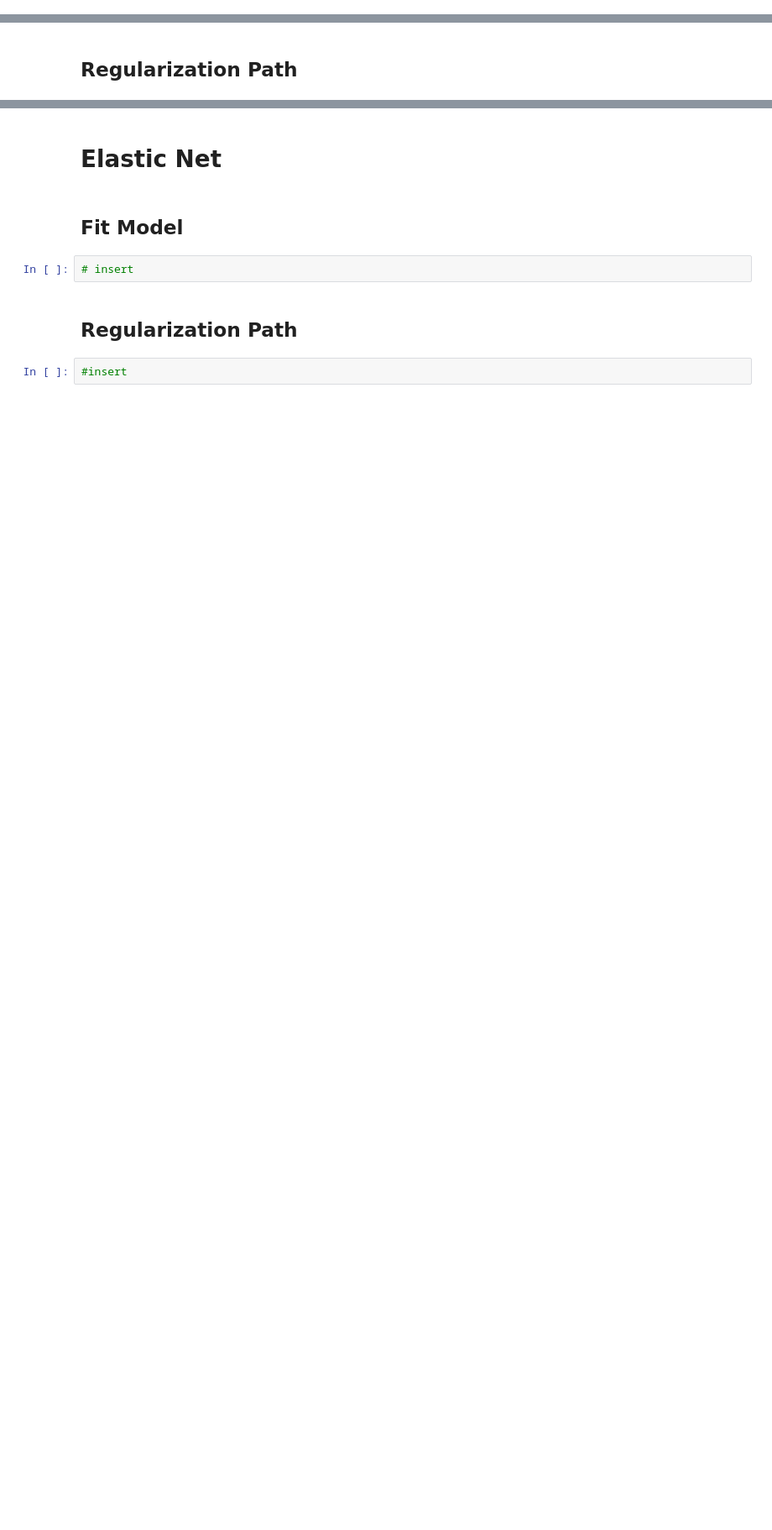
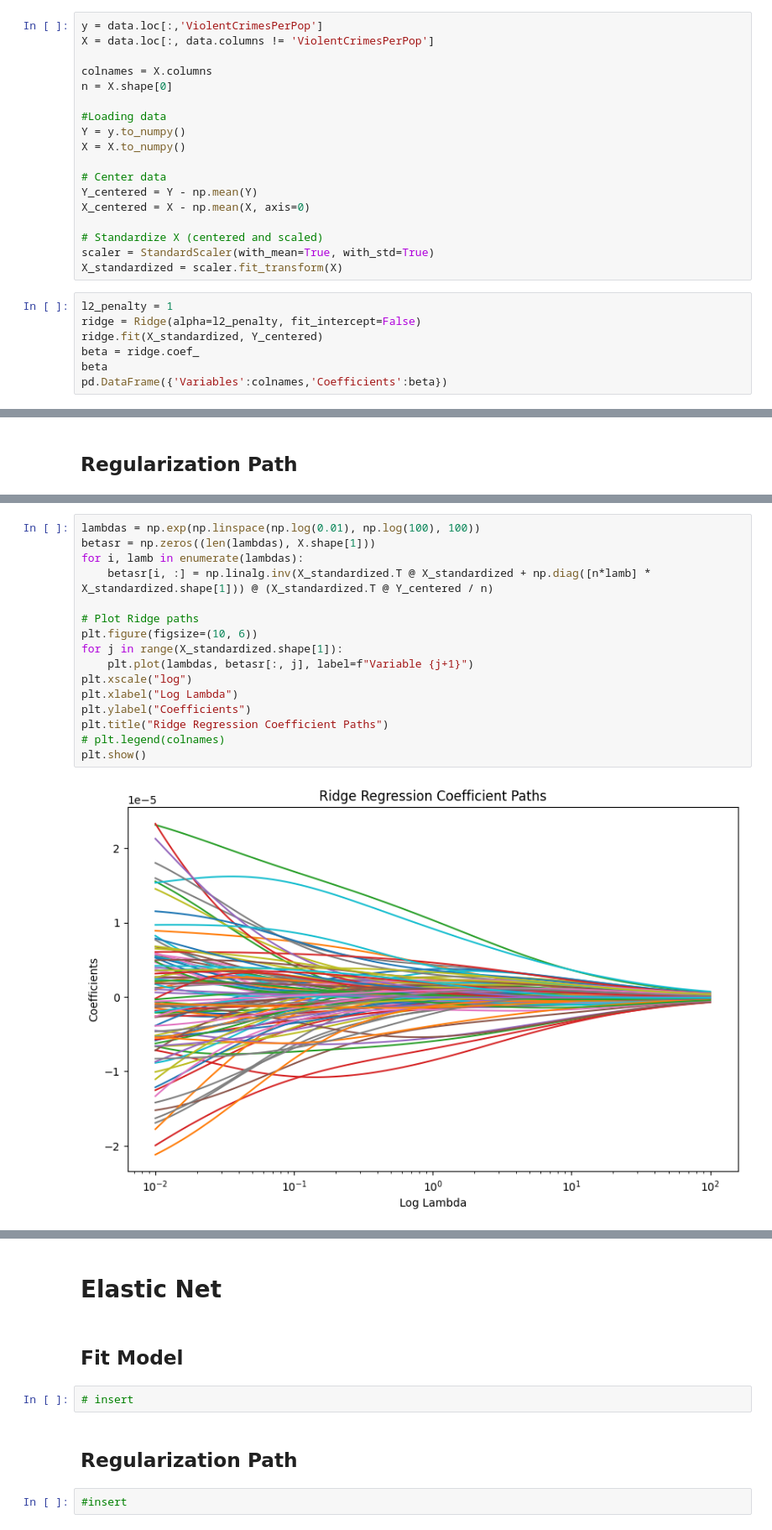
Before and after one commit to dimitris-markopoulos/CrimePredictor-ML, a Jupyter notebook: 2_ElasticNet.ipynb, the cells around one changed output, grey strips where cells are left out. Shown at 84% size. Cells and saved outputs as stored; diff of their text form; blank space fills up the shorter version.

```diff
--- a/2_ElasticNet.ipynb
+++ b/2_ElasticNet.ipynb
@@ -142,0 +142,25 @@ plt.show()
+# %%
+y = data.loc[:,'ViolentCrimesPerPop']
+X = data.loc[:, data.columns != 'ViolentCrimesPerPop']
+
+colnames = X.columns
+n = X.shape[0]
+
+#Loading data
+Y = y.to_numpy()
+X = X.to_numpy()
+
+# Center data
+Y_centered = Y - np.mean(Y)
+X_centered = X - np.mean(X, axis=0)
+
+# Standardize X (centered and scaled)
+scaler = StandardScaler(with_mean=True, with_std=True)
+X_standardized = scaler.fit_transform(X)
+# %%
+l2_penalty = 1
+ridge = Ridge(alpha=l2_penalty, fit_intercept=False)
+ridge.fit(X_standardized, Y_centered)
+beta = ridge.coef_
+beta
+pd.DataFrame({'Variables':colnames,'Coefficients':beta})
@@ -146,0 +188,18 @@ plt.show()
+# %%
+lambdas = np.exp(np.linspace(np.log(0.01), np.log(100), 100))
+betasr = np.zeros((len(lambdas), X.shape[1]))
+for i, lamb in enumerate(lambdas):
+    betasr[i, :] = np.linalg.inv(X_standardized.T @ X_standardized + np.diag([n*lamb] * X_standardized.shape[1])) @ (X_standardized.T @ Y_centered / n)
+
+# Plot Ridge paths
+plt.figure(figsize=(10, 6))
+for j in range(X_standardized.shape[1]):
+    plt.plot(lambdas, betasr[:, j], label=f"Variable {j+1}")
+plt.xscale("log")
+plt.xlabel("Log Lambda")
+plt.ylabel("Coefficients")
+plt.title("Ridge Regression Coefficient Paths")
+# plt.legend(colnames)
+plt.show()
+# %% [output]
+[figure, added]
```
Also changed, not shown: parts of 12 cells of this notebook.
